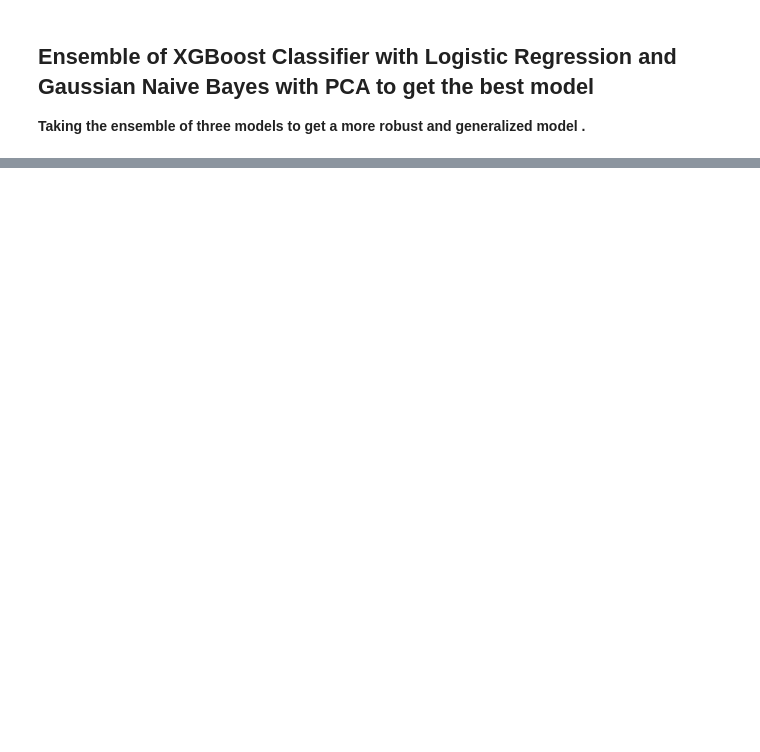
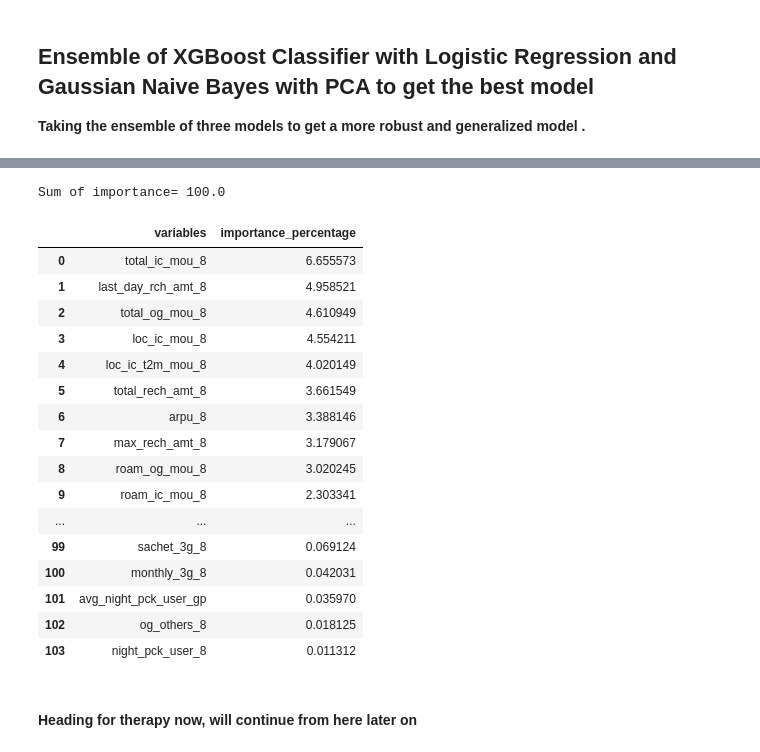
Before and after one commit to Arish813/Telecom-Churn-Case-Study, a Jupyter notebook: Telecom Churn Case Study_V4.ipynb, the cells around one changed output, grey strips where cells are left out. Cells and saved outputs as stored; diff of their text form; code cells hidden in the pictures; blank space fills up the shorter version.

```diff
--- a/Telecom Churn Case Study_V4.ipynb
+++ b/Telecom Churn Case Study_V4.ipynb
@@ -999,0 +1179,3 @@ Accuracy:        0.93
+# %%
+# fit model
+rf_model.fit(X_train, y_train)
@@ -999,0 +1217,36 @@ Accuracy:        0.93
+# %%
+# predictors
+features = X_train.columns
+
+# feature_importance
+importance = rf_model.feature_importances_
+
+# create dataframe
+feature_importance = pd.DataFrame({'variables': features, 'importance_percentage': importance*100})
+feature_importance = feature_importance[['variables', 'importance_percentage']]
+
+# sort features
+feature_importance = feature_importance.sort_values('importance_percentage', ascending=False).reset_index(drop=True)
+print("Sum of importance=", feature_importance.importance_percentage.sum())
+feature_importance
+# %% [output]
+Sum of importance= 100.0
+|  | variables | importance_percentage |
+| 0 | total_ic_mou_8 | 6.655573 |
+| 1 | last_day_rch_amt_8 | 4.958521 |
+| 2 | total_og_mou_8 | 4.610949 |
+| 3 | loc_ic_mou_8 | 4.554211 |
+| 4 | loc_ic_t2m_mou_8 | 4.020149 |
+| 5 | total_rech_amt_8 | 3.661549 |
+| 6 | arpu_8 | 3.388146 |
+| 7 | max_rech_amt_8 | 3.179067 |
+| 8 | roam_og_mou_8 | 3.020245 |
+| 9 | roam_ic_mou_8 | 2.303341 |
+| ... | ... | ... |
+| 99 | sachet_3g_8 | 0.069124 |
+| 100 | monthly_3g_8 | 0.042031 |
+| 101 | avg_night_pck_user_gp | 0.035970 |
+| 102 | og_others_8 | 0.018125 |
+| 103 | night_pck_user_8 | 0.011312 |
+# %% [markdown]
+#### Heading for therapy now, will continue from here later on
```
Also changed, not shown: parts of 24 cells of this notebook.
